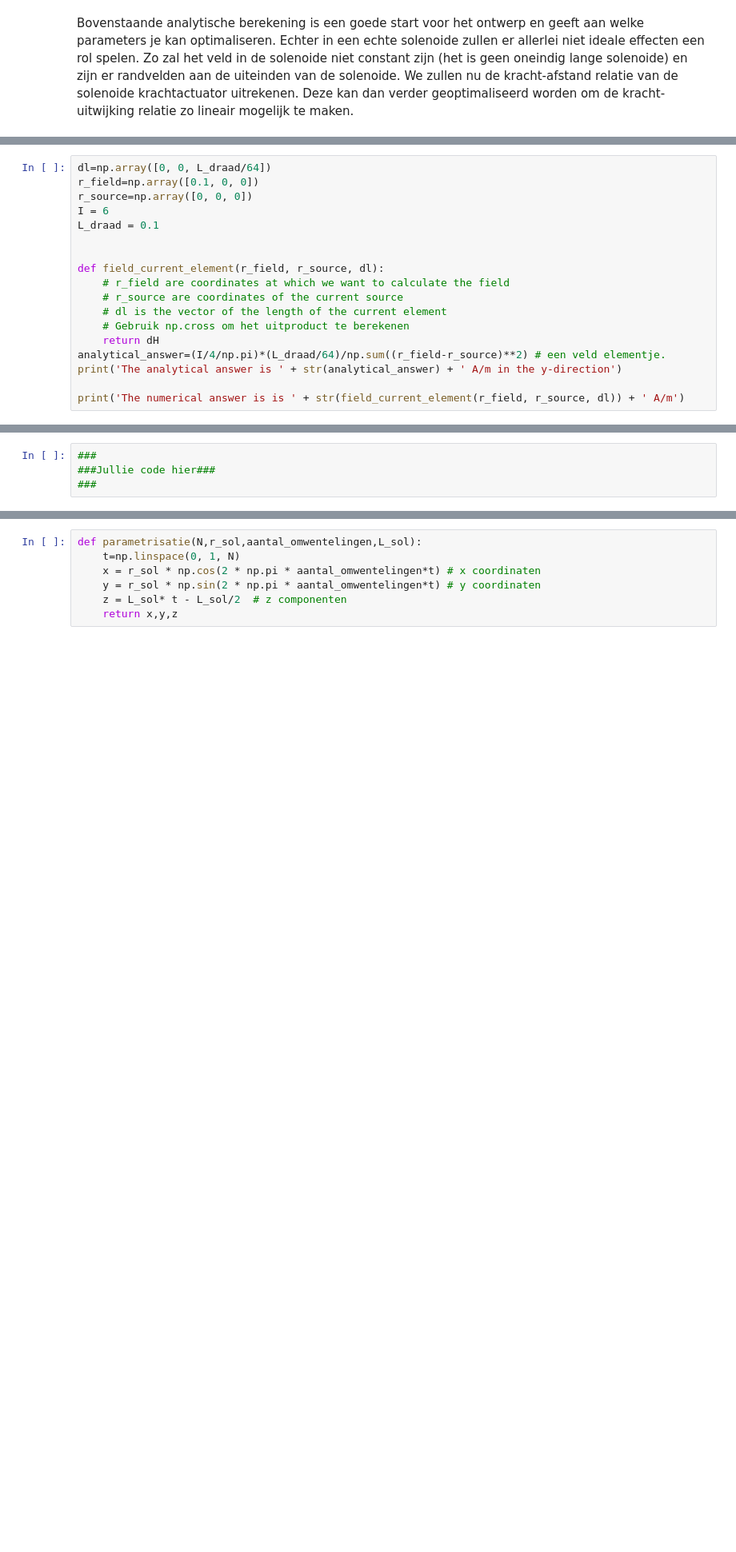
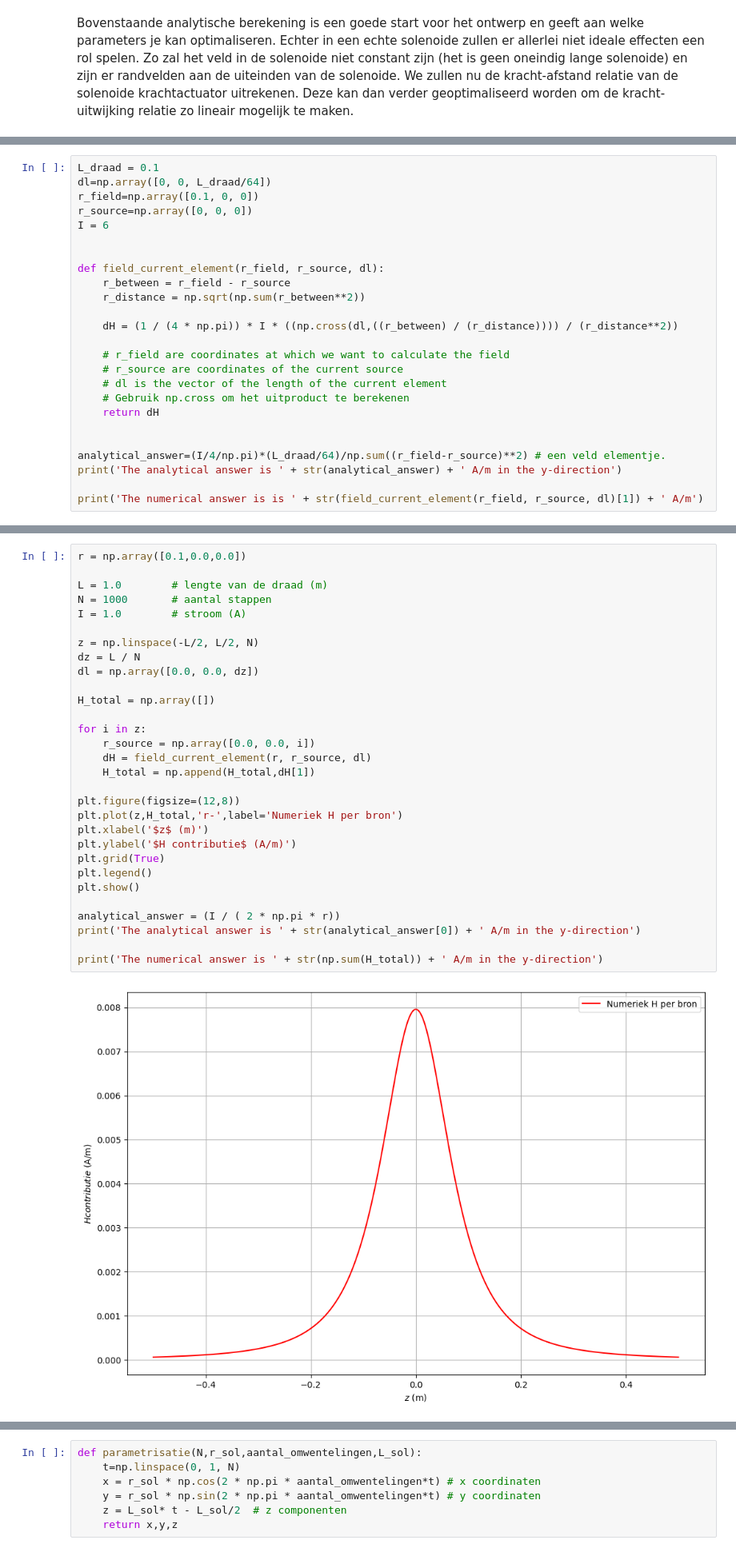
Before and after one commit to DRoelse/Daniel-Def-D, a Jupyter notebook: DigitaleOntwerpopdrachten/1CondensatorOpdracht/2KrachtactuatorOpdracht/KrachtactuatorOpdracht.ipynb, the cells around one changed output, grey strips where cells are left out. Shown at 80% size. Saved outputs shown, nothing was run; the diff lists cells and outputs as text; blank space fills up the shorter version.

```diff
--- a/DigitaleOntwerpopdrachten/1CondensatorOpdracht/2KrachtactuatorOpdracht/KrachtactuatorOpdracht.ipynb
+++ b/DigitaleOntwerpopdrachten/1CondensatorOpdracht/2KrachtactuatorOpdracht/KrachtactuatorOpdracht.ipynb
@@ -218,21 +218,28 @@ De functie moet het magneetveld van een lijnelement $d\mathbf{l}$ berekenen. Geb
 
 Bereken met deze functie alle componenten van het magneetveld voor een veldpositie op $x=0.1$ m voor een stroombronelement in de oorsprong met een stroom van 6 A een lengte van $d\mathbf{l}$ gelijk aan $L/64$. Print het analytische en numerieke antwoord naar de command line en controleer dat het magneetveld gelijk is aan $\mathbf{H} =  0.00746 \hat{\mathbf{y}}$ A/m is.
 # %%
+L_draad = 0.1
 dl=np.array([0, 0, L_draad/64])
 r_field=np.array([0.1, 0, 0])
 r_source=np.array([0, 0, 0])
 I = 6
-L_draad = 0.1
 
 
 def field_current_element(r_field, r_source, dl):
+    r_between = r_field - r_source
+    r_distance = np.sqrt(np.sum(r_between**2))
+
+    dH = (1 / (4 * np.pi)) * I * ((np.cross(dl,((r_between) / (r_distance)))) / (r_distance**2))
+
     # r_field are coordinates at which we want to calculate the field
     # r_source are coordinates of the current source
     # dl is the vector of the length of the current element
     # Gebruik np.cross om het uitproduct te berekenen
     return dH
+
+
 analytical_answer=(I/4/np.pi)*(L_draad/64)/np.sum((r_field-r_source)**2) # een veld elementje.
 print('The analytical answer is ' + str(analytical_answer) + ' A/m in the y-direction')
 
-print('The numerical answer is is ' + str(field_current_element(r_field, r_source, dl)) + ' A/m')
+print('The numerical answer is is ' + str(field_current_element(r_field, r_source, dl)[1]) + ' A/m')
 # %% [output]
@@ -250,6 +258,34 @@ Nu gaan we met behulp van de numerieke implementatie van de wet van Biot-Savart
 
 Deze opdracht kan ook gemaakt worden met het gebruik van for loops, De akauze voor methode is aan jullie.
 # %%
-###
-###Jullie code hier###
-###
+r = np.array([0.1,0.0,0.0])
+
+L = 1.0        # lengte van de draad (m)
+N = 1000       # aantal stappen
+I = 1.0        # stroom (A)
+
+z = np.linspace(-L/2, L/2, N)
+dz = L / N
+dl = np.array([0.0, 0.0, dz])
+
+H_total = np.array([])
+
+for i in z:
+    r_source = np.array([0.0, 0.0, i])
+    dH = field_current_element(r, r_source, dl)
+    H_total = np.append(H_total,dH[1])
+
+plt.figure(figsize=(12,8))
+plt.plot(z,H_total,'r-',label='Numeriek H per bron')
+plt.xlabel('$z$ (m)')
+plt.ylabel('$H contributie$ (A/m)')
+plt.grid(True)
+plt.legend()
+plt.show()
+
+analytical_answer = (I / ( 2 * np.pi * r))
+print('The analytical answer is ' + str(analytical_answer[0]) + ' A/m in the y-direction')
+
+print('The numerical answer is ' + str(np.sum(H_total)) + ' A/m in the y-direction')
+# %% [output]
+[figure, added]
```
Also changed, not shown: parts of 2 cells of this notebook.
